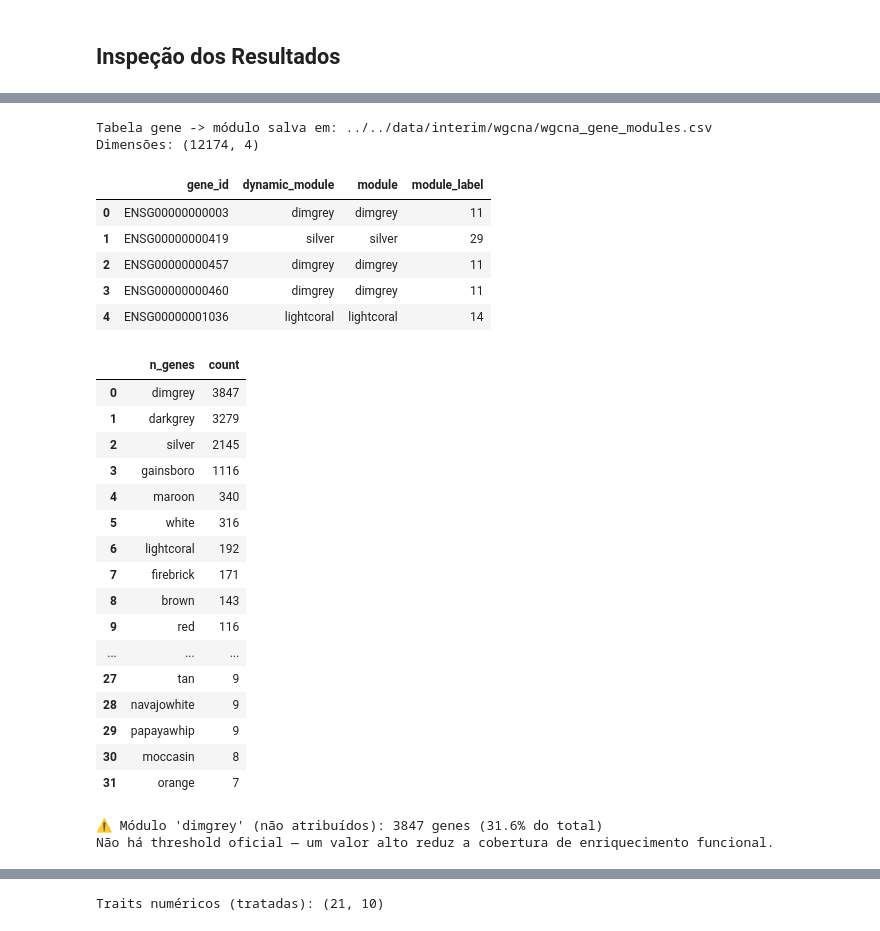
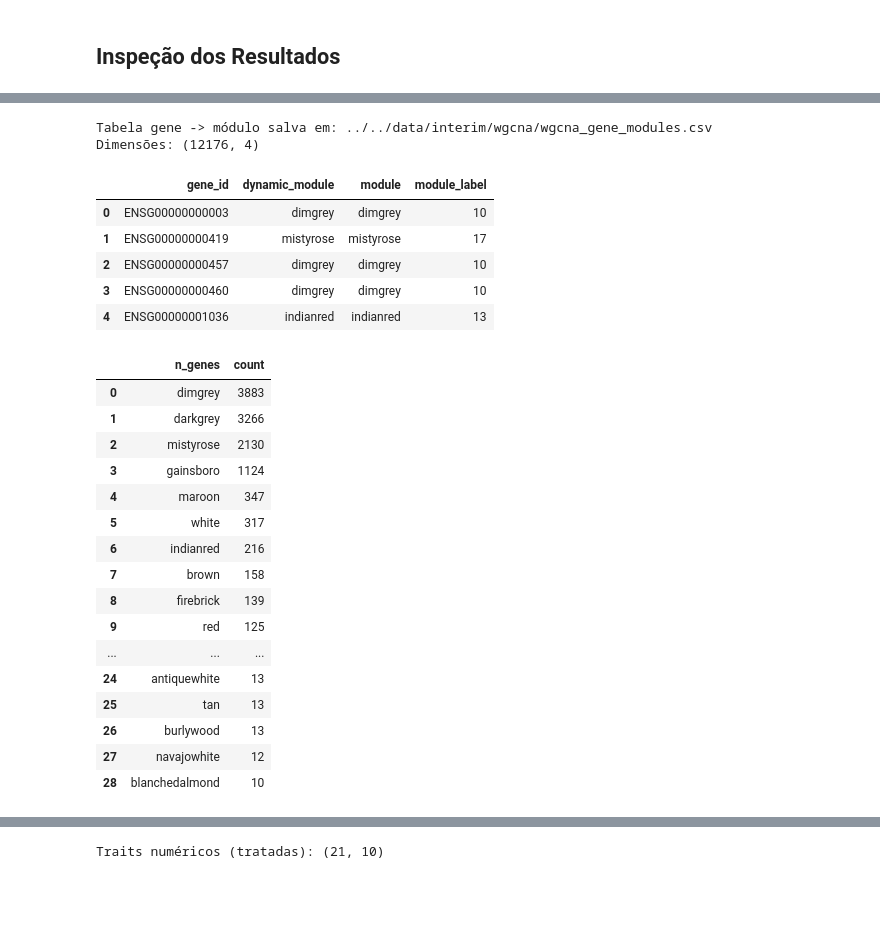
Before and after one commit to Ds4Health-Project/csvd-projects, a Jupyter notebook: project2/pipelines/notebooks/003_wgcna.ipynb, the cells around one changed output, grey strips where cells are left out. Drawn from its saved outputs; the diff is of its cells as text; code cells hidden in the pictures; blank space fills up the shorter version.

Commit message:
feat: small fixes and new gene selection method

```diff
--- a/project2/pipelines/notebooks/003_wgcna.ipynb
+++ b/project2/pipelines/notebooks/003_wgcna.ipynb
@@ -261,69 +255,55 @@ if missing_cols:
 gene_modules_df = (
     gene_var
     .reset_index()
     .rename(columns={"index": "gene_id"})
     [["gene_id", "dynamicColors", "moduleColors", "moduleLabels"]]
     .copy()
 )
 
 gene_modules_df = gene_modules_df.rename(columns={
     "dynamicColors": "dynamic_module",
     "moduleColors": "module",
     "moduleLabels": "module_label"
 })
 
 gene_modules_df.to_csv(GENE_MODULES_PATH, index=False)
 
 print("Tabela gene -> módulo salva em:", GENE_MODULES_PATH)
 print("Dimensões:", gene_modules_df.shape)
 
 display(gene_modules_df.head())
 display(
     gene_modules_df["module"]
     .value_counts()
     .reset_index()
     .rename(columns={"index": "module", "module": "n_genes"})
 )
-
-# NOTA: O módulo 'dimgrey' representa genes não atribuídos a nenhum módulo de
-# coexpressão (equivalente ao módulo "grey" do WGCNA em R). Não há threshold
-# oficialmente estabelecido na literatura para a proporção aceitável de genes
-# cinza (Bioconductor WGCNA FAQ). Um valor alto indica que muitos genes ficaram
-# fora dos módulos interpretativos — o ajuste de minModuleSize, MEDissThres ou
-# soft-threshold power pode aumentar a cobertura biológica.
-n_dimgrey = (gene_modules_df["module"] == "dimgrey").sum()
-n_total = len(gene_modules_df)
-pct_unassigned = 100 * n_dimgrey / n_total
-print(f"\n⚠️ Módulo 'dimgrey' (não atribuídos): {n_dimgrey} genes ({pct_unassigned:.1f}% do total)")
-print("Não há threshold oficial — um valor alto reduz a cobertura de enriquecimento funcional.")
 # %% [output]
 Tabela gene -> módulo salva em: ../../data/interim/wgcna/wgcna_gene_modules.csv
-Dimensões: (12174, 4)
+Dimensões: (12176, 4)
 |  | gene_id | dynamic_module | module | module_label |
-| 0 | ENSG00000000003 | dimgrey | dimgrey | 11 |
-| 1 | ENSG00000000419 | silver | silver | 29 |
-| 2 | ENSG00000000457 | dimgrey | dimgrey | 11 |
-| 3 | ENSG00000000460 | dimgrey | dimgrey | 11 |
-| 4 | ENSG00000001036 | lightcoral | lightcoral | 14 |
+| 0 | ENSG00000000003 | dimgrey | dimgrey | 10 |
+| 1 | ENSG00000000419 | mistyrose | mistyrose | 17 |
+| 2 | ENSG00000000457 | dimgrey | dimgrey | 10 |
+| 3 | ENSG00000000460 | dimgrey | dimgrey | 10 |
+| 4 | ENSG00000001036 | indianred | indianred | 13 |
 |  | n_genes | count |
-| 0 | dimgrey | 3847 |
-| 1 | darkgrey | 3279 |
-| 2 | silver | 2145 |
-| 3 | gainsboro | 1116 |
-| 4 | maroon | 340 |
-| 5 | white | 316 |
-| 6 | lightcoral | 192 |
-| 7 | firebrick | 171 |
-| 8 | brown | 143 |
-| 9 | red | 116 |
+| 0 | dimgrey | 3883 |
+| 1 | darkgrey | 3266 |
+| 2 | mistyrose | 2130 |
+| 3 | gainsboro | 1124 |
+| 4 | maroon | 347 |
+| 5 | white | 317 |
+| 6 | indianred | 216 |
+| 7 | brown | 158 |
+| 8 | firebrick | 139 |
+| 9 | red | 125 |
 | ... | ... | ... |
-| 27 | tan | 9 |
-| 28 | navajowhite | 9 |
-| 29 | papayawhip | 9 |
-| 30 | moccasin | 8 |
-| 31 | orange | 7 |
+| 24 | antiquewhite | 13 |
+| 25 | tan | 13 |
+| 26 | burlywood | 13 |
+| 27 | navajowhite | 12 |
+| 28 | blanchedalmond | 10 |
-⚠️ Módulo 'dimgrey' (não atribuídos): 3847 genes (31.6% do total)
-Não há threshold oficial — um valor alto reduz a cobertura de enriquecimento funcional.
 # %%
 # Cálculo dos module eigengenes a partir dos módulos finais.
 #
```
Also changed, not shown: parts of 13 cells of this notebook, 4 other files.
